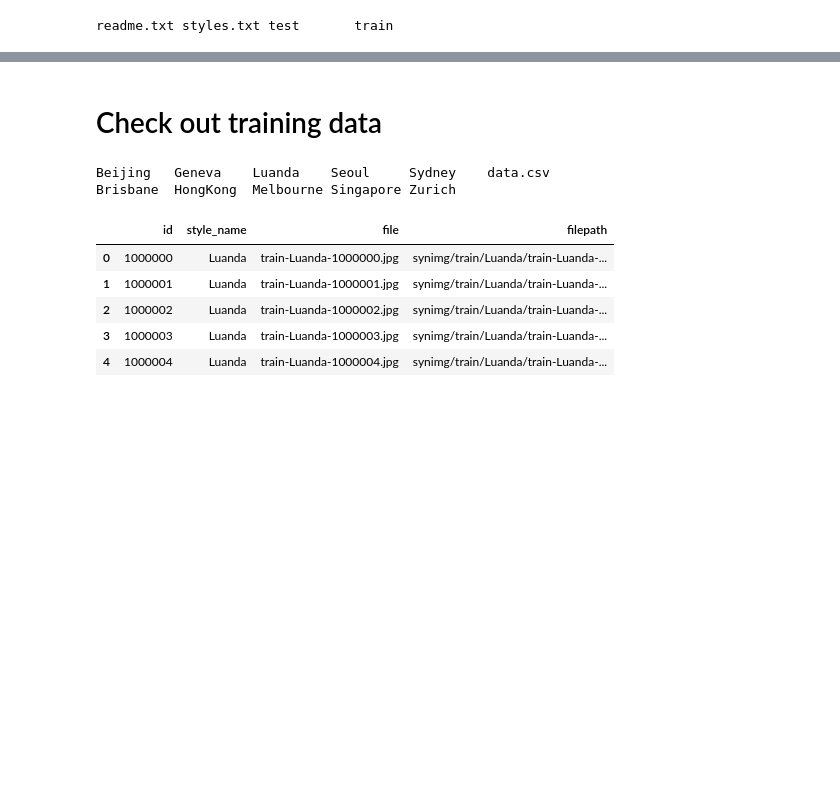
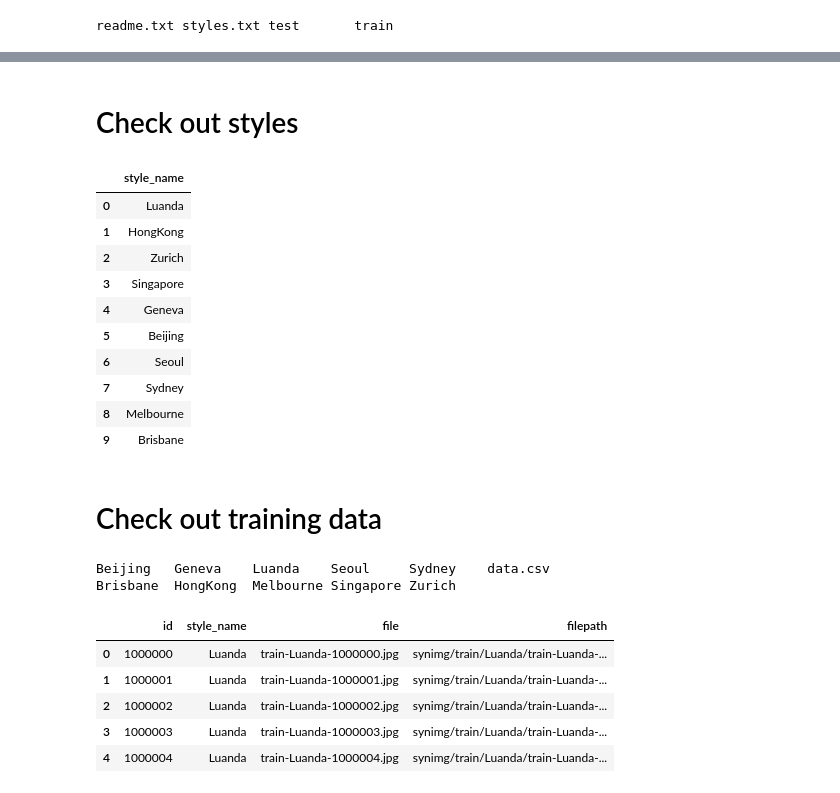
Before and after one commit to brookingcharlie/kaggle-synthetic-image-classification, a Jupyter notebook: src/notebook.ipynb, the cells around one changed output, grey strips where cells are left out. Saved outputs shown, nothing was run; the diff lists cells and outputs as text; code cells hidden in the pictures; blank space fills up the shorter version.

```diff
--- a/src/notebook.ipynb
+++ b/src/notebook.ipynb
@@ -33,3 +22,23 @@ Brisbane
+# %% [markdown]
+# Check out styles
+# %%
+import pandas as pd
+
+styles = pd.read_csv(f'{INPUT}/synimg/styles.txt', names=['style_name'])
+# %%
+styles
+# %% [output]
+|  | style_name |
+| 0 | Luanda |
+| 1 | HongKong |
+| 2 | Zurich |
+| 3 | Singapore |
+| 4 | Geneva |
+| 5 | Beijing |
+| 6 | Seoul |
+| 7 | Sydney |
+| 8 | Melbourne |
+| 9 | Brisbane |
 # %% [markdown]
 # Check out training data
 # %%
```
Also changed, not shown: parts of 28 cells of this notebook, 1 other file.
